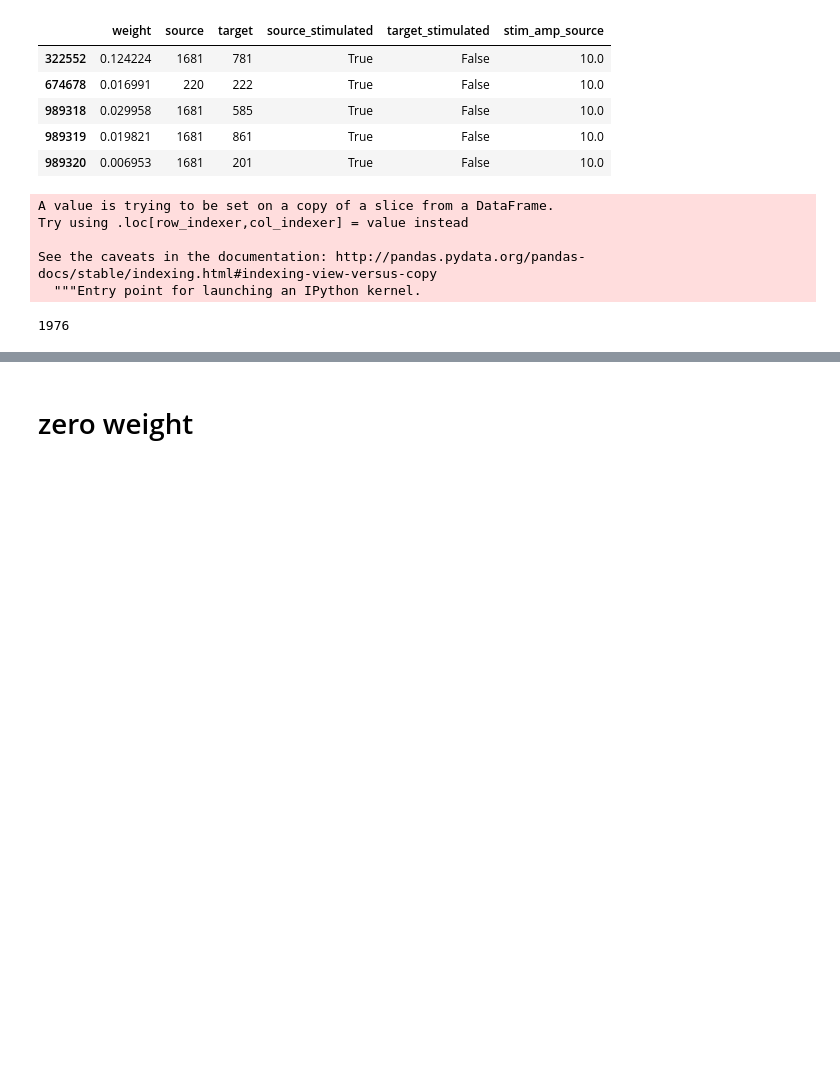
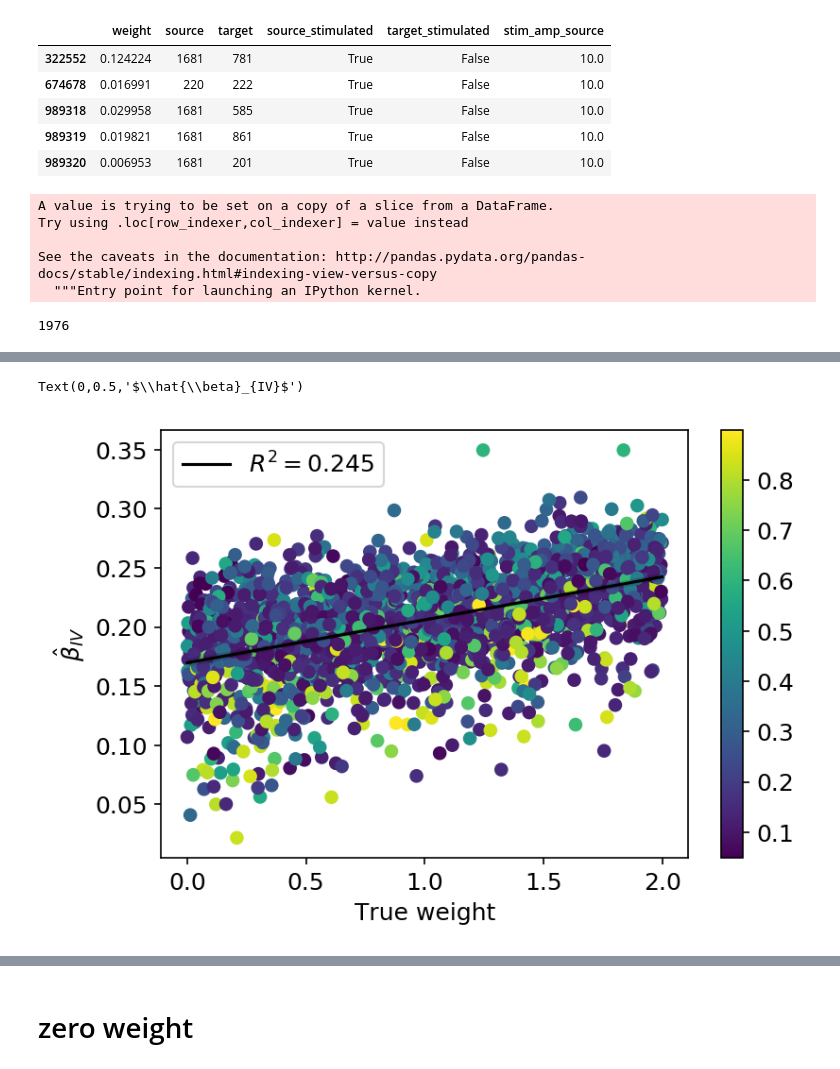
Before and after one commit to lepmik/causal-optogenetics-paper-data, a Jupyter notebook: notebooks/NEST-network-psc.ipynb, the cells around one changed output, grey strips where cells are left out. Drawn from its saved outputs; the diff is of its cells as text; code cells hidden in the pictures; blank space fills up the shorter version.

```diff
--- a/notebooks/NEST-network-psc.ipynb
+++ b/notebooks/NEST-network-psc.ipynb
@@ -102,9 +97,15 @@ def process(row):
     z = Z[:,int(row.source) - 1]
     x = X[:,int(row.source) - 1]
     y = Y[:,int(row.target) - 1]
+    yb = Yb[:,int(row.target) - 1]
     y_ref = y[z==1]
+    yb_ref = yb[z==1]
     y_respons = y[x==1].mean()
+    yb_respons = yb[x==1].mean()
+
     beta_iv = y_respons - y_ref.mean()
+    correction = yb_respons - yb_ref.mean()
+    beta_iv_did = beta_iv + correction
 #     wald = (y[z==1].mean() - y[z==0].mean()) / (x[z==1].mean() - x[z==0].mean())
 #     beta = y_respons - y[x==0].mean()
     beta = y_respons - np.random.choice(y[x==0], len(y_ref)).mean()
@@ -112,7 +113,14 @@ def process(row):
 #         len(y[z==1]), y[z==1].mean(),
 #         len(np.random.choice(y[x==0], int(sum(z)))), np.random.choice(y[x==0], int(sum(z))).mean())
 #     return pd.Series({'beta_iv': beta_iv, 'beta': beta, 'hit_rate': x.mean(), 'wald': wald})
-    return pd.Series({'beta_iv': beta_iv, 'beta': beta, 'hit_rate': x.mean()})
+    return pd.Series({
+        'beta_iv': beta_iv,
+        'correction': correction,
+        'beta_iv_did': beta_iv_did,
+        'beta': beta,
+        'hit_rate': x.mean(),
+        'n_z': sum(z)
+    })
 # %%
 process(sample.iloc[0,:])
 # %% [output]
@@ -140,13 +159,16 @@ Z.max()
 # result = sample.join(sample.progress_apply(process, axis=1, result_type="expand"))
 result = sample.join(parall_apply(sample, apply))
 # %%
-df_ = result.query('hit_rate > 0.1 and hit_rate < .9')
+df_ = result#.query('hit_rate > 0.1 and hit_rate < .9')
 model = regplot(
     'weight', 'beta_iv', data=df_,
     scatter_color=df_['hit_rate'], colorbar=True)
 
 h = plt.Line2D([], [], label='$R^2 = {:.3f}$'.format(model.rsquared), ls='-', color='k')
 plt.gca().legend(handles=[h])
 
 plt.xlabel('True weight')
 plt.ylabel(r'$\hat{\beta}_{IV}$')
+# %% [output]
+Text(0,0.5,'$\\hat{\\beta}_{IV}$')
+[figure, added]
```
Also changed, not shown: parts of 17 cells of this notebook, 6 other files.
